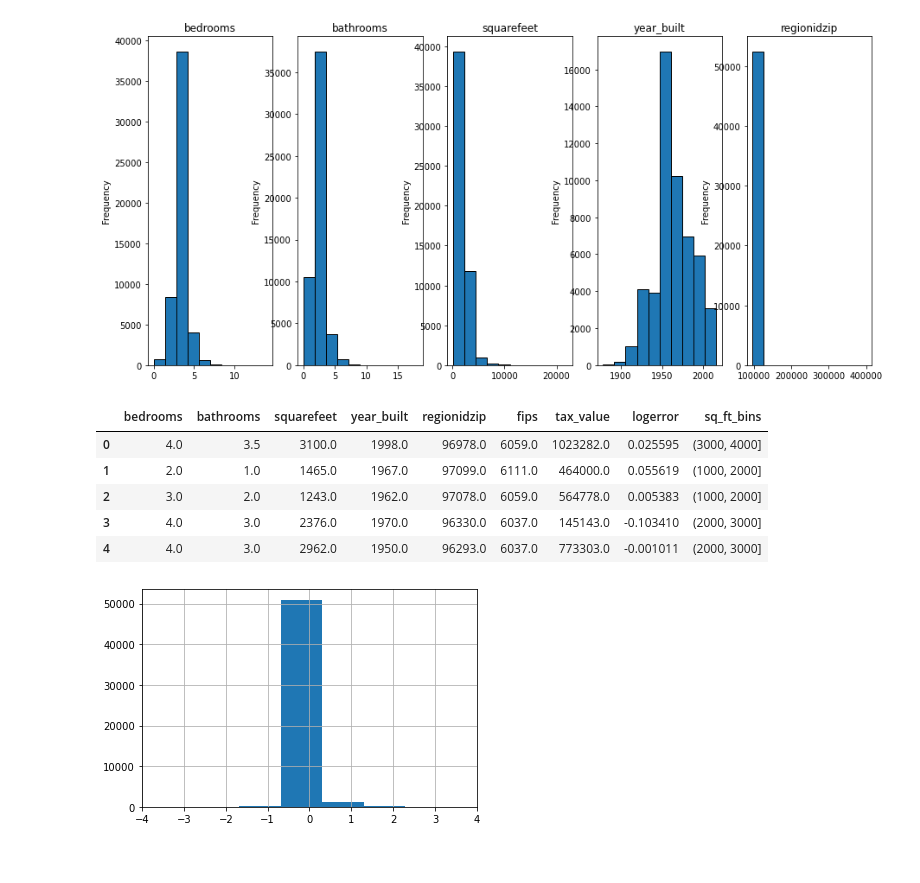
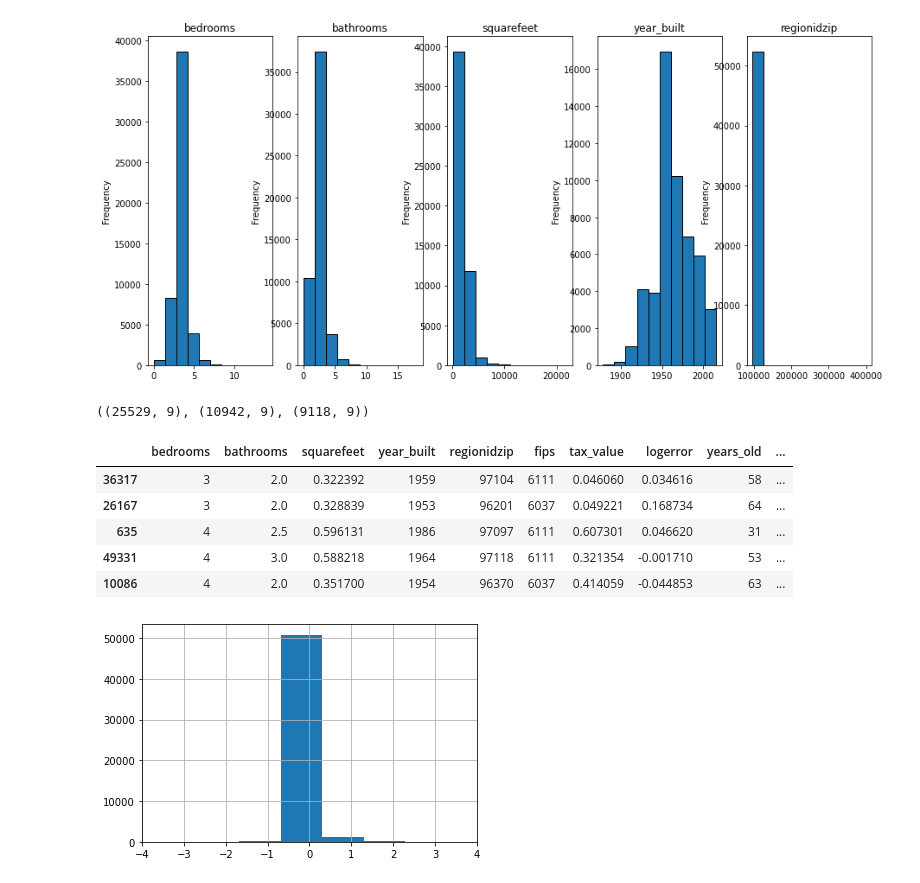
Before and after one commit to The-Sorceress-and-the-Barbarian/Zillow-Clusterfication, a Jupyter notebook: Individual Works/jos-zillow-workbook.ipynb, the cells around one changed output. Drawn from its saved outputs; the diff is of its cells as text; code cells hidden in the pictures.

```diff
--- a/Individual Works/jos-zillow-workbook.ipynb
+++ b/Individual Works/jos-zillow-workbook.ipynb
@@ -133,16 +131,24 @@ for ax, col in zip(axs, df.select_dtypes('number')):
     df[col].plot.hist(ax=ax, title=col, ec='black')
 # %% [output]
 [figure]
+# %%
+# Before exploring data further, we'll need to split data into train, validate and test,
+# so that we only explore on train. The data was split with 'wrangle.wrangle_zillow()' from wrangle.py module
+train, validate, test = wrangle.wrangle_zillow()
+train, validate, test = wrangle.Min_Max_Scaler(train, validate, test)
+train.shape, validate.shape, test.shape
+# %% [output]
+((25529, 9), (10942, 9), (9118, 9))
 # %%
 # Binning square footage for comparison and visualization purposes
-df['sq_ft_bins'] = pd.cut(df.squarefeet, [0, 1000, 2000,3000,4000, 10000])
-df.head()
+train['sq_ft_bins'] = pd.cut(train.squarefeet, [0, 1000, 2000,3000,4000, 10000])
+train.head()
 # %% [output]
-|  | bedrooms | bathrooms | squarefeet | year_built | regionidzip | fips | tax_value | logerror | sq_ft_bins |
-| 0 | 4.0 | 3.5 | 3100.0 | 1998.0 | 96978.0 | 6059.0 | 1023282.0 | 0.025595 | (3000, 4000] |
-| 1 | 2.0 | 1.0 | 1465.0 | 1967.0 | 97099.0 | 6111.0 | 464000.0 | 0.055619 | (1000, 2000] |
-| 2 | 3.0 | 2.0 | 1243.0 | 1962.0 | 97078.0 | 6059.0 | 564778.0 | 0.005383 | (1000, 2000] |
-| 3 | 4.0 | 3.0 | 2376.0 | 1970.0 | 96330.0 | 6037.0 | 145143.0 | -0.103410 | (2000, 3000] |
-| 4 | 4.0 | 3.0 | 2962.0 | 1950.0 | 96293.0 | 6037.0 | 773303.0 | -0.001011 | (2000, 3000] |
+|  | bedrooms | bathrooms | squarefeet | year_built | regionidzip | fips | tax_value | logerror | years_old | ... |
+| 36317 | 3 | 2.0 | 0.322392 | 1959 | 97104 | 6111 | 0.046060 | 0.034616 | 58 | ... |
+| 26167 | 3 | 2.0 | 0.328839 | 1953 | 96201 | 6037 | 0.049221 | 0.168734 | 64 | ... |
+| 635 | 4 | 2.5 | 0.596131 | 1986 | 97097 | 6111 | 0.607301 | 0.046620 | 31 | ... |
+| 49331 | 4 | 3.0 | 0.588218 | 1964 | 97118 | 6111 | 0.321354 | -0.001710 | 53 | ... |
+| 10086 | 4 | 2.0 | 0.351700 | 1954 | 96370 | 6037 | 0.414059 | -0.044853 | 63 | ... |
 # %%
 # Binning transactiondate for comparison and visualization purposes
```
Also changed, not shown: parts of 73 cells of this notebook, 1 other file.
